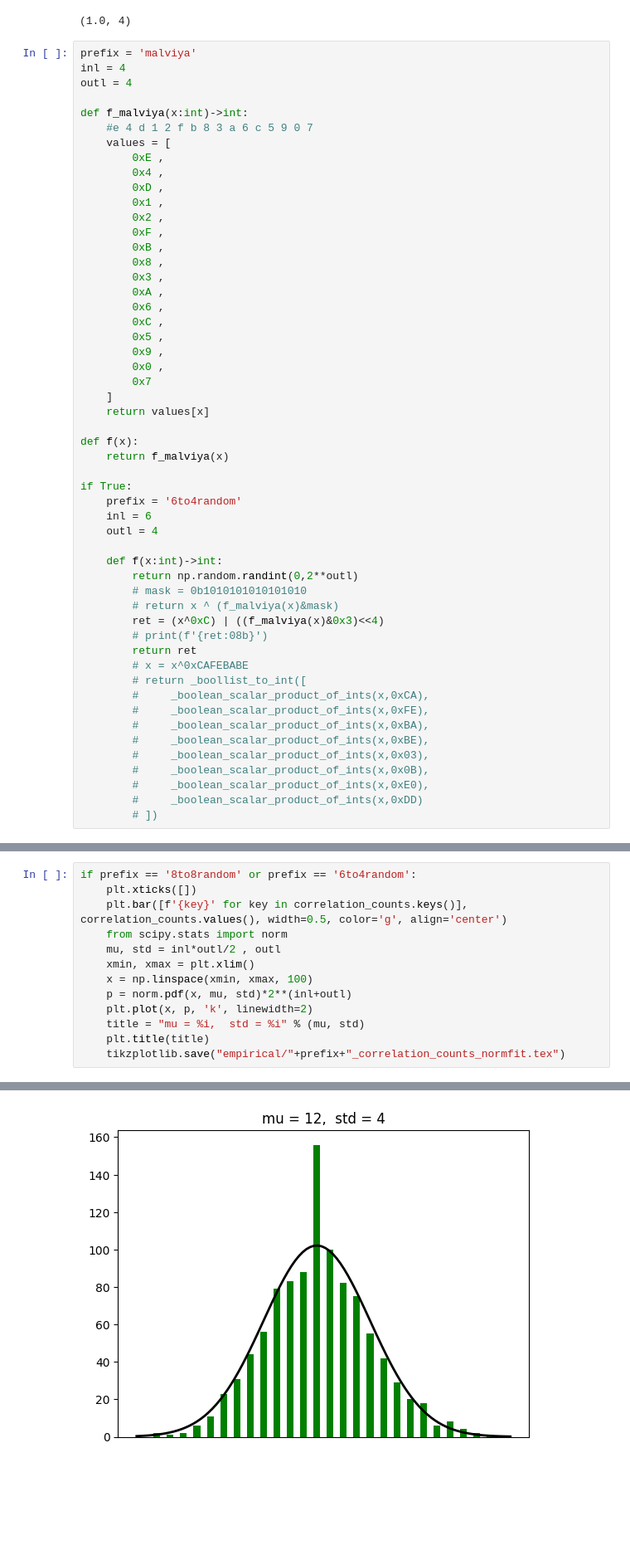
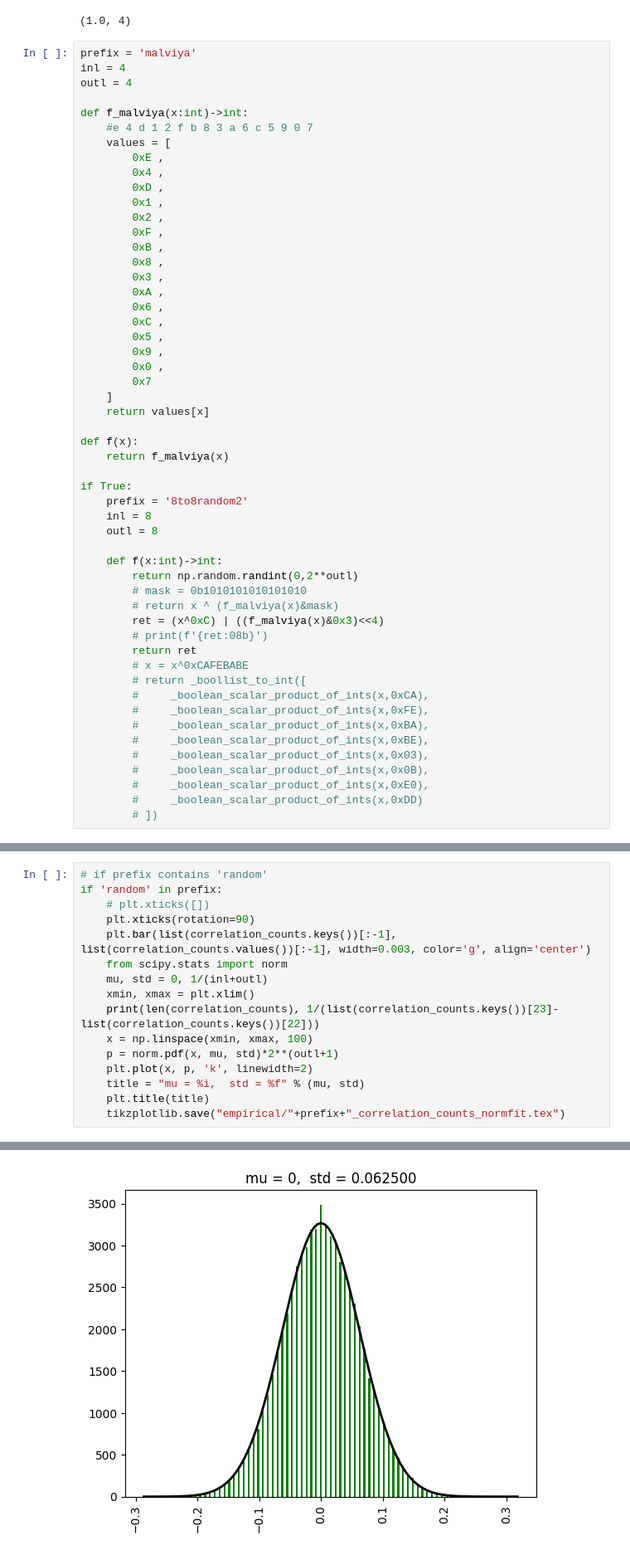
Before and after one commit to HannesGitH/MA-public, a Jupyter notebook: success_probabilities.ipynb, the cells around one changed output, grey strips where cells are left out. Shown at 83% size. Saved outputs shown, nothing was run; the diff lists cells and outputs as text; blank space fills up the shorter version.

```diff
--- a/success_probabilities.ipynb
+++ b/success_probabilities.ipynb
@@ -219,9 +219,9 @@ def f(x):
     return f_malviya(x)
 
 if True:
-    prefix = '6to4random'
-    inl = 6
-    outl = 4
+    prefix = '8to8random2'
+    inl = 8
+    outl = 8
 
     def f(x:int)->int:
         return np.random.randint(0,2**outl)
@@ -371,14 +373,17 @@ tikzplotlib.save("empirical/"+prefix+"_abs_correlation_counts.tex")
 # %%
-if prefix == '8to8random' or prefix == '6to4random':
-    plt.xticks([])
-    plt.bar([f'{key}' for key in correlation_counts.keys()], correlation_counts.values(), width=0.5, color='g', align='center')
+# if prefix contains 'random'
+if 'random' in prefix:
+    # plt.xticks([])
+    plt.xticks(rotation=90)
+    plt.bar(list(correlation_counts.keys())[:-1], list(correlation_counts.values())[:-1], width=0.003, color='g', align='center')
     from scipy.stats import norm
-    mu, std = inl*outl/2 , outl
+    mu, std = 0, 1/(inl+outl)
     xmin, xmax = plt.xlim()
+    print(len(correlation_counts), 1/(list(correlation_counts.keys())[23]-list(correlation_counts.keys())[22]))
     x = np.linspace(xmin, xmax, 100)
-    p = norm.pdf(x, mu, std)*2**(inl+outl)
+    p = norm.pdf(x, mu, std)*2**(outl+1)
     plt.plot(x, p, 'k', linewidth=2)
-    title = "mu = %i,  std = %i" % (mu, std)
+    title = "mu = %i,  std = %f" % (mu, std)
     plt.title(title)
     tikzplotlib.save("empirical/"+prefix+"_correlation_counts_normfit.tex")
 # %% [output]
@@ -385,4 +391,4 @@ if prefix == '8to8random' or prefix == '6to4random':
-[figure, old version]
+[figure, new version]
 # %%
 # fig = plt.figure(figsize=plt.figaspect(.5))
 
```
Also changed, not shown: parts of 6 cells of this notebook, 2 other files.
